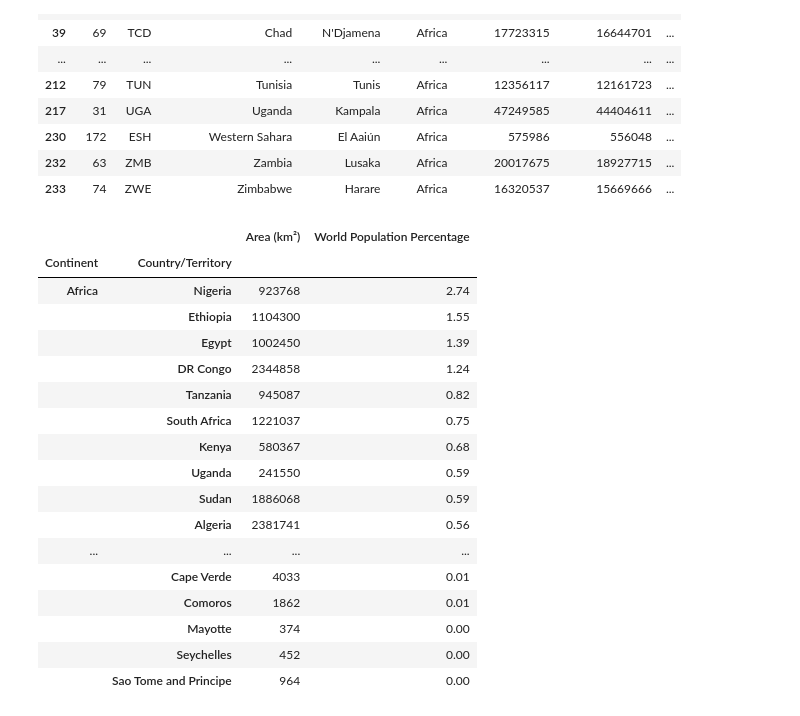
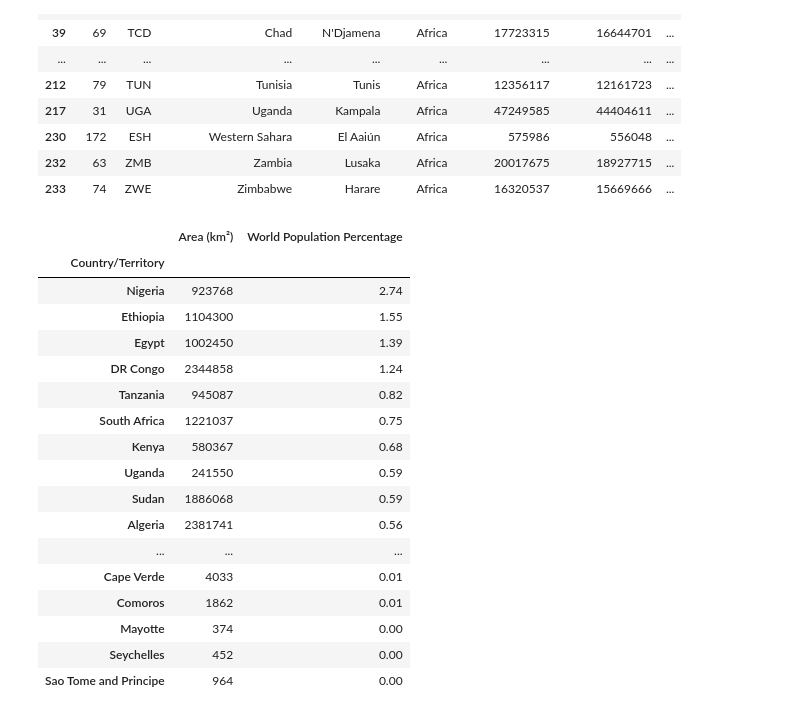
Before and after one commit to PablomxH/Population-Data-Analysis-Using-Python, a Jupyter notebook: analysis.ipynb, the cells around one changed output. Saved outputs shown, nothing was run; the diff lists cells and outputs as text; code cells hidden in the pictures.

```diff
--- a/analysis.ipynb
+++ b/analysis.ipynb
@@ -316,23 +327,23 @@ population[cont]
 | 232 | 63 | ZMB | Zambia | Lusaka | Africa | 20017675 | 18927715 | ... |
 | 233 | 74 | ZWE | Zimbabwe | Harare | Africa | 16320537 | 15669666 | ... |
 # %%
-population[cont].groupby(['Continent','Country/Territory']).agg({'Area (km²)':'sum','World Population Percentage':'sum'}).sort_values(by='World Population Percentage',ascending=False)
+population[cont].groupby(['Country/Territory']).agg({'Area (km²)':'sum','World Population Percentage':'sum'}).sort_values(by='World Population Percentage',ascending=False)
 # %% [output]
-|  |  | Area (km²) | World Population Percentage |
-| Continent | Country/Territory |  |  |
-| Africa | Nigeria | 923768 | 2.74 |
-|  | Ethiopia | 1104300 | 1.55 |
-|  | Egypt | 1002450 | 1.39 |
-|  | DR Congo | 2344858 | 1.24 |
-|  | Tanzania | 945087 | 0.82 |
-|  | South Africa | 1221037 | 0.75 |
-|  | Kenya | 580367 | 0.68 |
-|  | Uganda | 241550 | 0.59 |
-|  | Sudan | 1886068 | 0.59 |
-|  | Algeria | 2381741 | 0.56 |
-| ... | ... | ... | ... |
-|  | Cape Verde | 4033 | 0.01 |
-|  | Comoros | 1862 | 0.01 |
-|  | Mayotte | 374 | 0.00 |
-|  | Seychelles | 452 | 0.00 |
-|  | Sao Tome and Principe | 964 | 0.00 |
+|  | Area (km²) | World Population Percentage |
+| Country/Territory |  |  |
+| Nigeria | 923768 | 2.74 |
+| Ethiopia | 1104300 | 1.55 |
+| Egypt | 1002450 | 1.39 |
+| DR Congo | 2344858 | 1.24 |
+| Tanzania | 945087 | 0.82 |
+| South Africa | 1221037 | 0.75 |
+| Kenya | 580367 | 0.68 |
+| Uganda | 241550 | 0.59 |
+| Sudan | 1886068 | 0.59 |
+| Algeria | 2381741 | 0.56 |
+| ... | ... | ... |
+| Cape Verde | 4033 | 0.01 |
+| Comoros | 1862 | 0.01 |
+| Mayotte | 374 | 0.00 |
+| Seychelles | 452 | 0.00 |
+| Sao Tome and Principe | 964 | 0.00 |
```
Also changed, not shown: parts of 2 cells of this notebook.
